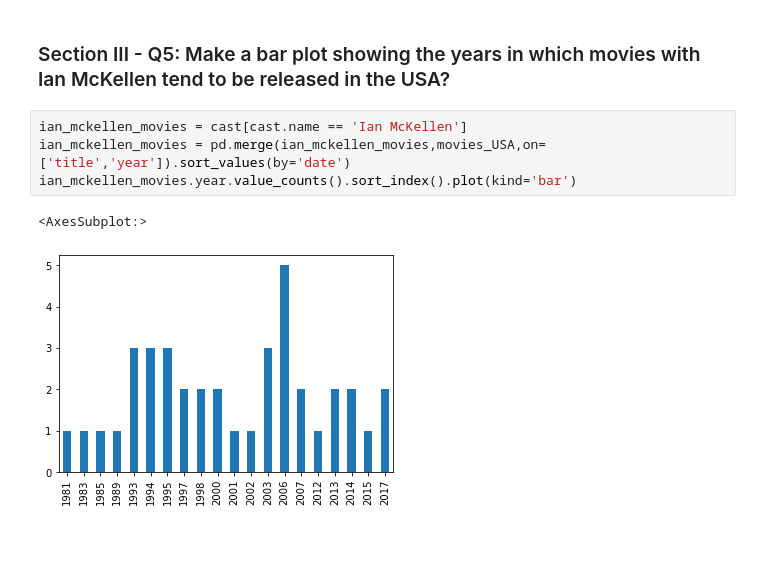
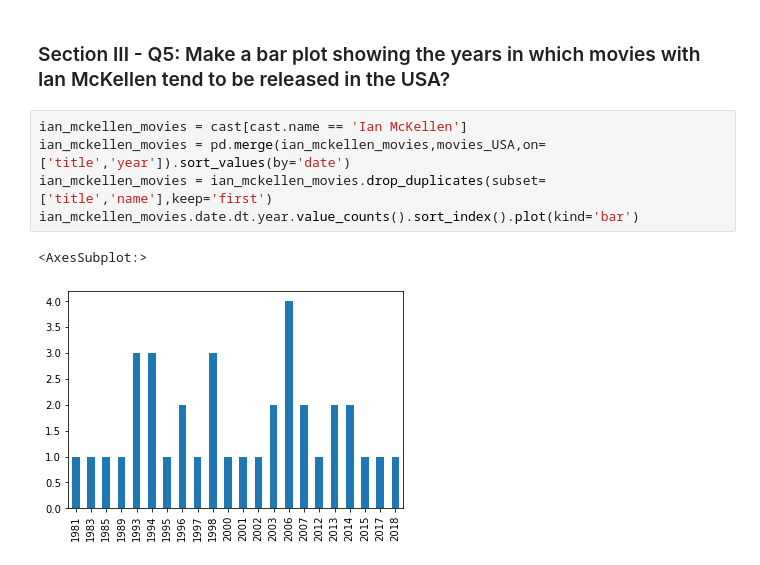
Before and after one commit to adityatom19/mec-mini-projects, a Jupyter notebook: mec-5.3.10-data-wranging-with-pandas-mini-project/Mini_Project_Data_Wrangling_Pandas.ipynb, the cells around one changed output. Saved outputs shown, nothing was run; the diff lists cells and outputs as text.

```diff
--- a/mec-5.3.10-data-wranging-with-pandas-mini-project/Mini_Project_Data_Wrangling_Pandas.ipynb
+++ b/mec-5.3.10-data-wranging-with-pandas-mini-project/Mini_Project_Data_Wrangling_Pandas.ipynb
@@ -719,7 +721,8 @@ keanu_movies.date.dt.month.value_counts().sort_index().plot(kind='bar')
 # %%
 ian_mckellen_movies = cast[cast.name == 'Ian McKellen']
 ian_mckellen_movies = pd.merge(ian_mckellen_movies,movies_USA,on=['title','year']).sort_values(by='date')
-ian_mckellen_movies.year.value_counts().sort_index().plot(kind='bar')
+ian_mckellen_movies = ian_mckellen_movies.drop_duplicates(subset=['title','name'],keep='first')
+ian_mckellen_movies.date.dt.year.value_counts().sort_index().plot(kind='bar')
 # %% [output]
 <AxesSubplot:>
-[figure, old version]
+[figure, new version]
```
Also changed, not shown: parts of 5 cells of this notebook.
